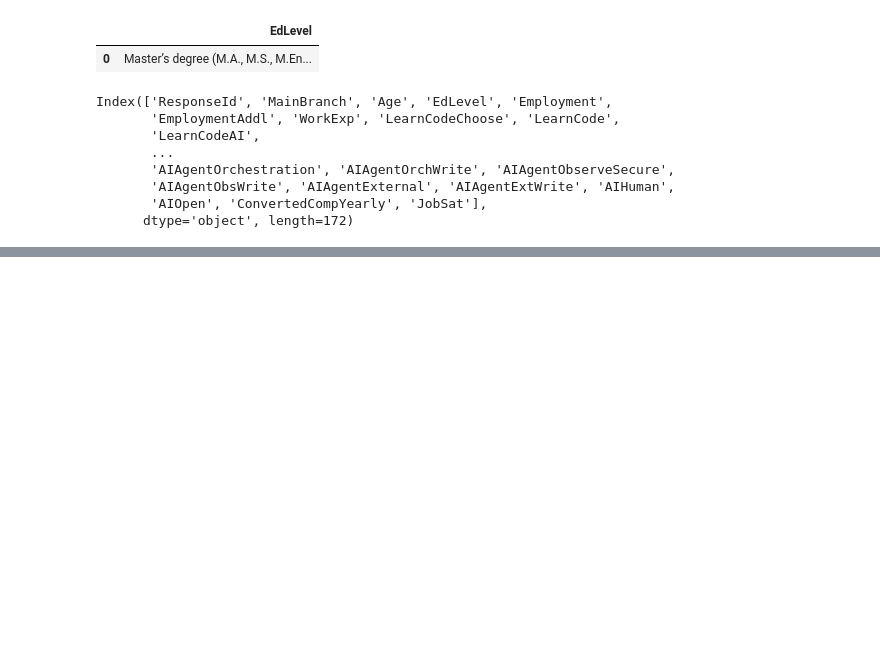
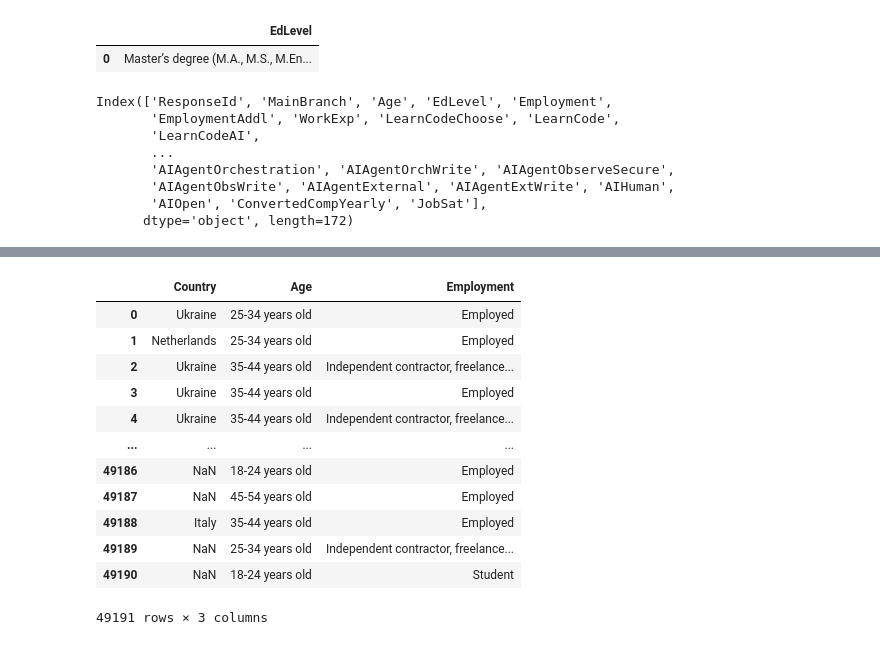
Before and after one commit to CaseyKiiza2026/ml-learning, a Jupyter notebook: week1_pandas/pandas_practice.ipynb, the cells around one changed output, grey strips where cells are left out. Cells and saved outputs as stored; diff of their text form; code cells hidden in the pictures; blank space fills up the shorter version.

```diff
--- a/week1_pandas/pandas_practice.ipynb
+++ b/week1_pandas/pandas_practice.ipynb
@@ -54,0 +83,16 @@ df.loc[
+# %%
+df[['Country','Age', 'Employment']]
+# %% [output]
+|  | Country | Age | Employment |
+| 0 | Ukraine | 25-34 years old | Employed |
+| 1 | Netherlands | 25-34 years old | Employed |
+| 2 | Ukraine | 35-44 years old | Independent contractor, freelance... |
+| 3 | Ukraine | 35-44 years old | Employed |
+| 4 | Ukraine | 35-44 years old | Independent contractor, freelance... |
+| ... | ... | ... | ... |
+| 49186 | NaN | 18-24 years old | Employed |
+| 49187 | NaN | 45-54 years old | Employed |
+| 49188 | Italy | 35-44 years old | Employed |
+| 49189 | NaN | 25-34 years old | Independent contractor, freelance... |
+| 49190 | NaN | 18-24 years old | Student |
+49191 rows × 3 columns
```
Also changed, not shown: parts of 11 cells of this notebook, 3 other files.
